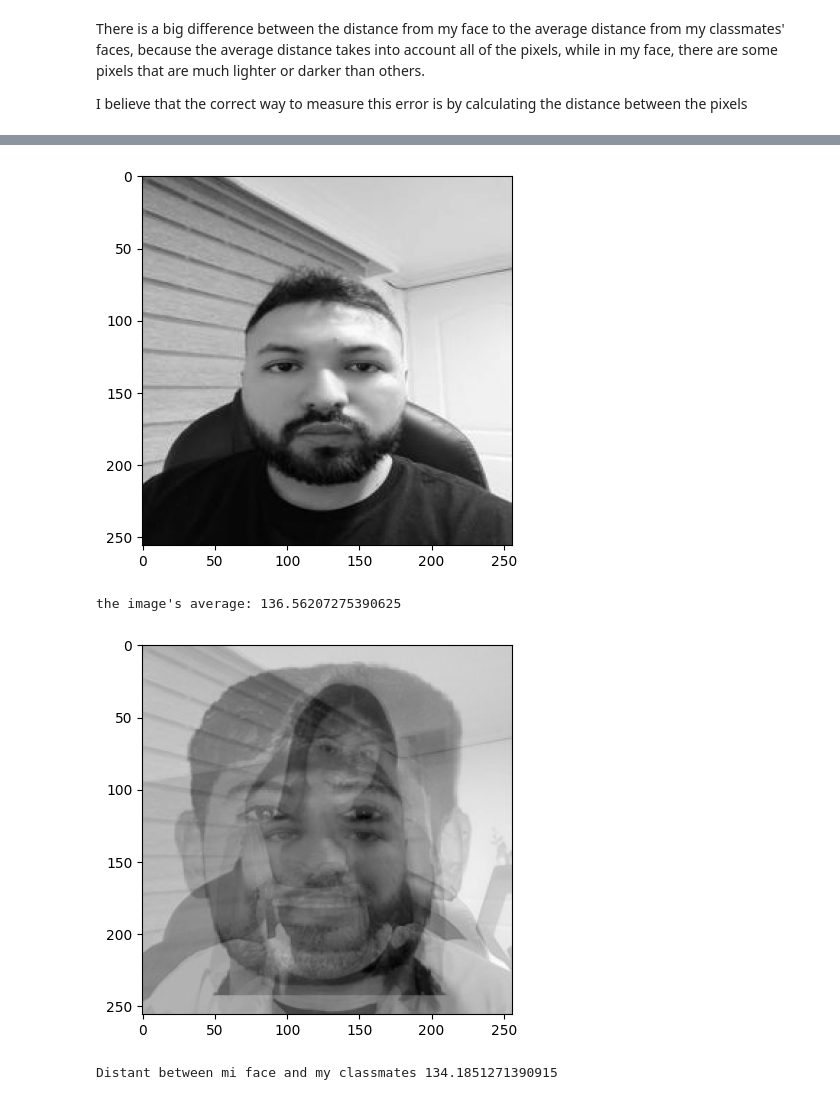
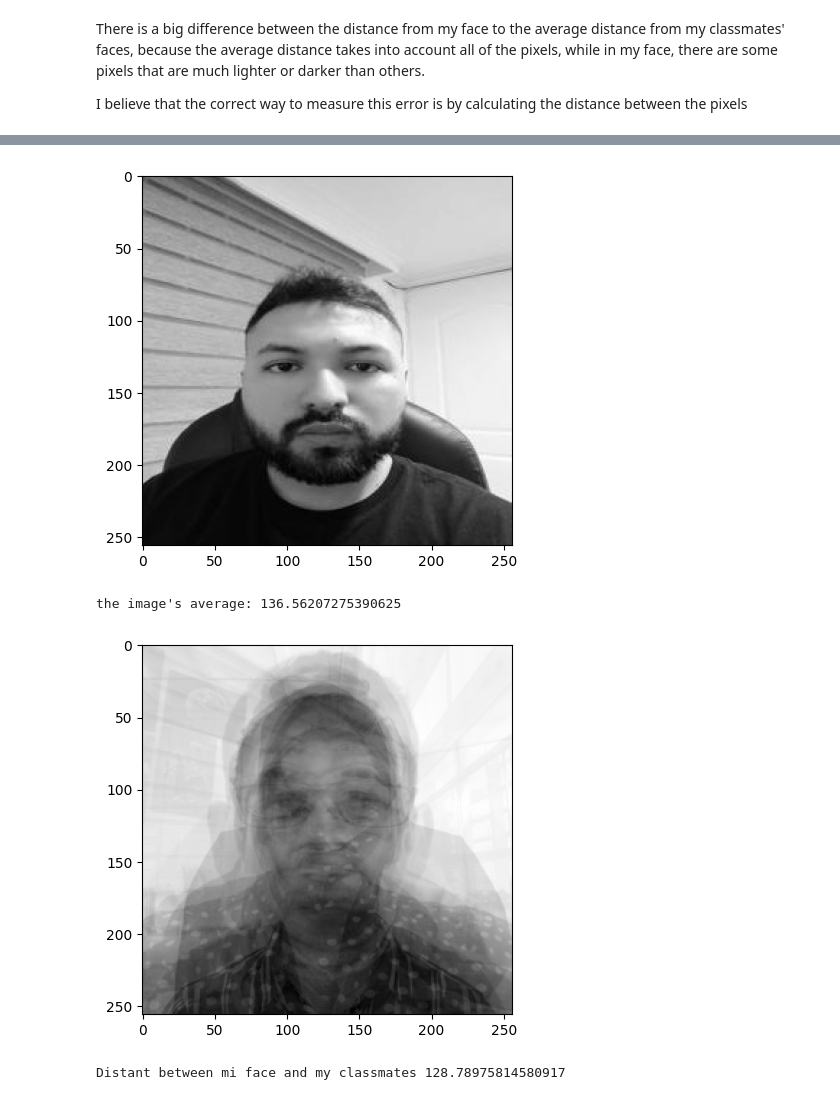
Before and after one commit to santiagomv96/Taller-1-ML-2, a Jupyter notebook: Solution2.ipynb, the cells around one changed output, grey strips where cells are left out. Cells and saved outputs as stored; diff of their text form; code cells hidden in the pictures.

```diff
--- a/Solution2.ipynb
+++ b/Solution2.ipynb
@@ -16,8 +16,10 @@ def image_convert2(filename,folder1,Folder2):
         img=Image.open(os.path.join(folder1, filename))
         img = img.convert("L")
         img = img.resize((256, 256))
-        img.save(os.path.join(Folder2, filename))
-        img = mpimg.imread(os.path.join(Folder2, filename))
+        # img.save(os.path.join(Folder2, filename))
+        img.save(os.path.join(Folder2, filename), format='JPEG')
+        # img = mpimg.imread(os.path.join(Folder2, filename))
+        img = mpimg.imread(os.path.join(Folder2, filename), format='jpeg')
         return img
 # %%
 def image_convert(img):
@@ -41,26 +68,32 @@ def avr_images(list,x_dim,y_dim):
 # %%
-folder1="C:/Users/Juliana/Downloads/imgs/"
-folder2="C:/Users/Juliana/Downloads/imgs/"
+current_path = os.getcwd()
+folder1=f"{current_path}\images"
+folder2=f"{current_path}\images"
+folder3=f"{current_path}\My_image"
+
 
 images = []
 for filename in os.listdir(folder1):
     img=image_convert2(filename,folder1,folder2)
     images.append(img)
 
 new_images=images
 
-avr = np.mean(new_images[0])
-plot_image(new_images[0])
+
+my_img=image_convert2('Santiago M.jpeg',folder3,folder3)
+
+avr = np.mean(my_img)
+plot_image(my_img)
 print("the image's average:", avr)
 
 average_img=avr_images(new_images,256,256)
 
 plot_image(average_img)
 
 
 print("Distant between mi face and my classmates", (avr-np.average(average_img)))
 # %% [output]
 [figure]
 the image's average: 136.56207275390625
-[figure, old version]
+[figure, new version]
-Distant between mi face and my classmates 134.1851271390915
+Distant between mi face and my classmates 128.78975814580917
```
Also changed, not shown: parts of 3 cells of this notebook, 14 other files.
